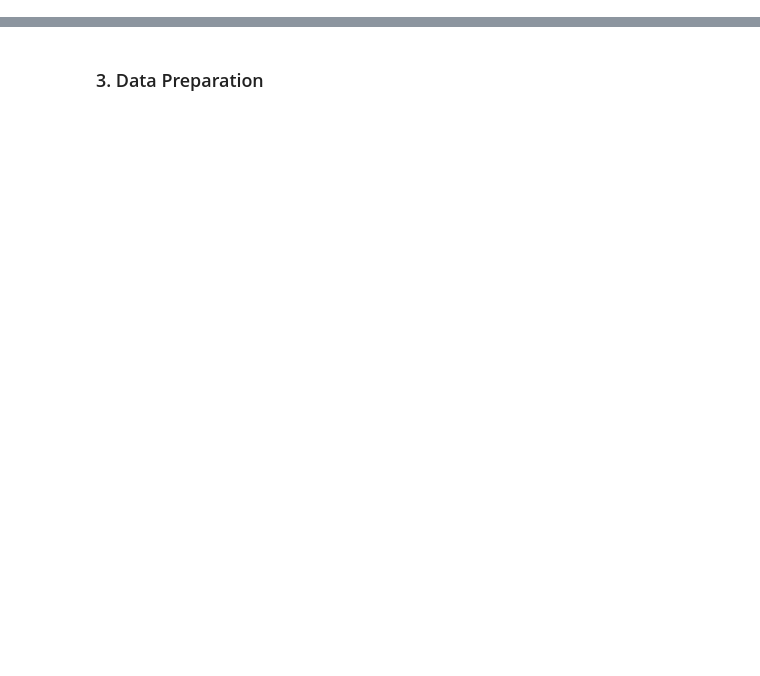
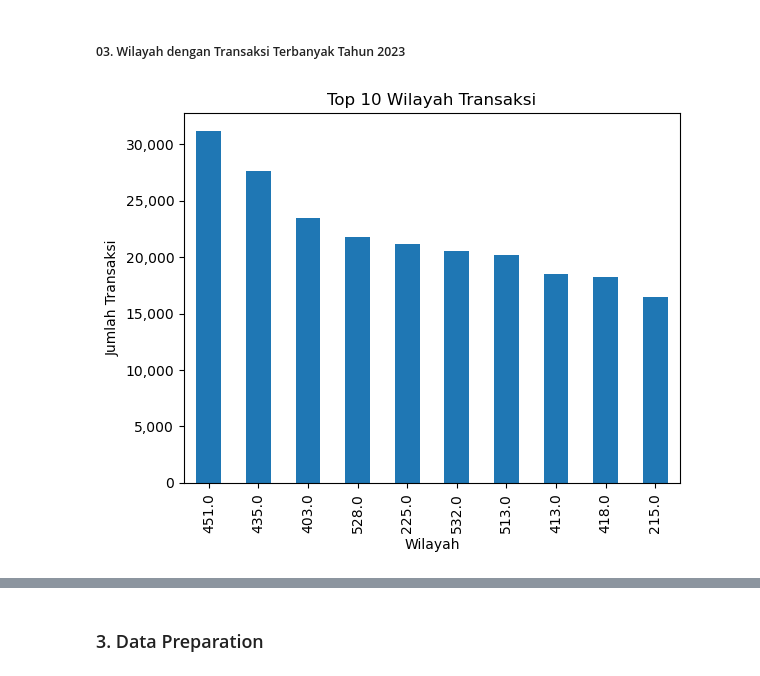
Before and after one commit to gopaspsb/MLFlow, a Jupyter notebook: Kelompok 2_PHTB.ipynb, the cells around one changed output, grey strips where cells are left out. Saved outputs shown, nothing was run; the diff lists cells and outputs as text; code cells hidden in the pictures; blank space fills up the shorter version.

Commit message:
Sampai Tahap Clustering (Cluster Property dan Pajak)

```diff
--- a/Kelompok 2_PHTB.ipynb
+++ b/Kelompok 2_PHTB.ipynb
@@ -0,0 +201,4 @@
+# %%
+# Hapus data Harga Outlier
+
+df2 = df1.drop(df1["HARGA"].idxmax())
@@ -0,0 +227,15 @@
+# %% [markdown]
+##### 03. Wilayah dengan Transaksi Terbanyak Tahun 2023
+# %%
+# KPP Lokasi Objek - Top 10 Wilayah Transaksi Tahun 2023 (Bukan 2024 karena masih sampai bulan Agustus)
+
+df_new_2023 = df2[df2["TAHUN_BAYAR"] == 2023]
+
+df_new_2023["KPP_LOKASI_OBJEK"].value_counts().head(10).plot(kind="bar")
+plt.title("Top 10 Wilayah Transaksi")
+plt.xlabel("Wilayah")
+plt.ylabel("Jumlah Transaksi")
+plt.gca().yaxis.set_major_formatter(plt.FuncFormatter(lambda x, loc: "{:,}".format(int(x))))
+plt.show()
+# %% [output]
+[figure, added]
```
Also changed, not shown: parts of 74 cells of this notebook, 2 other files.
